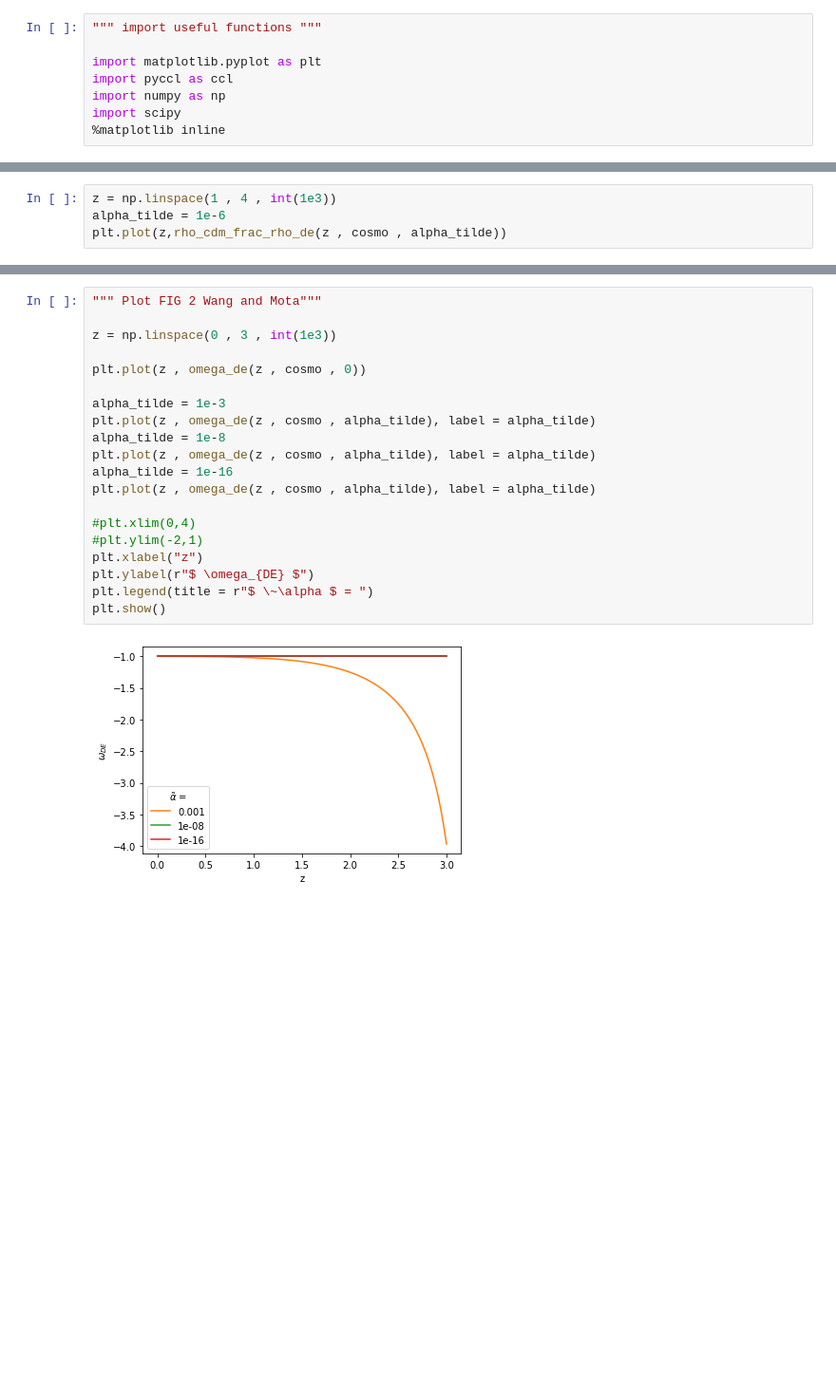
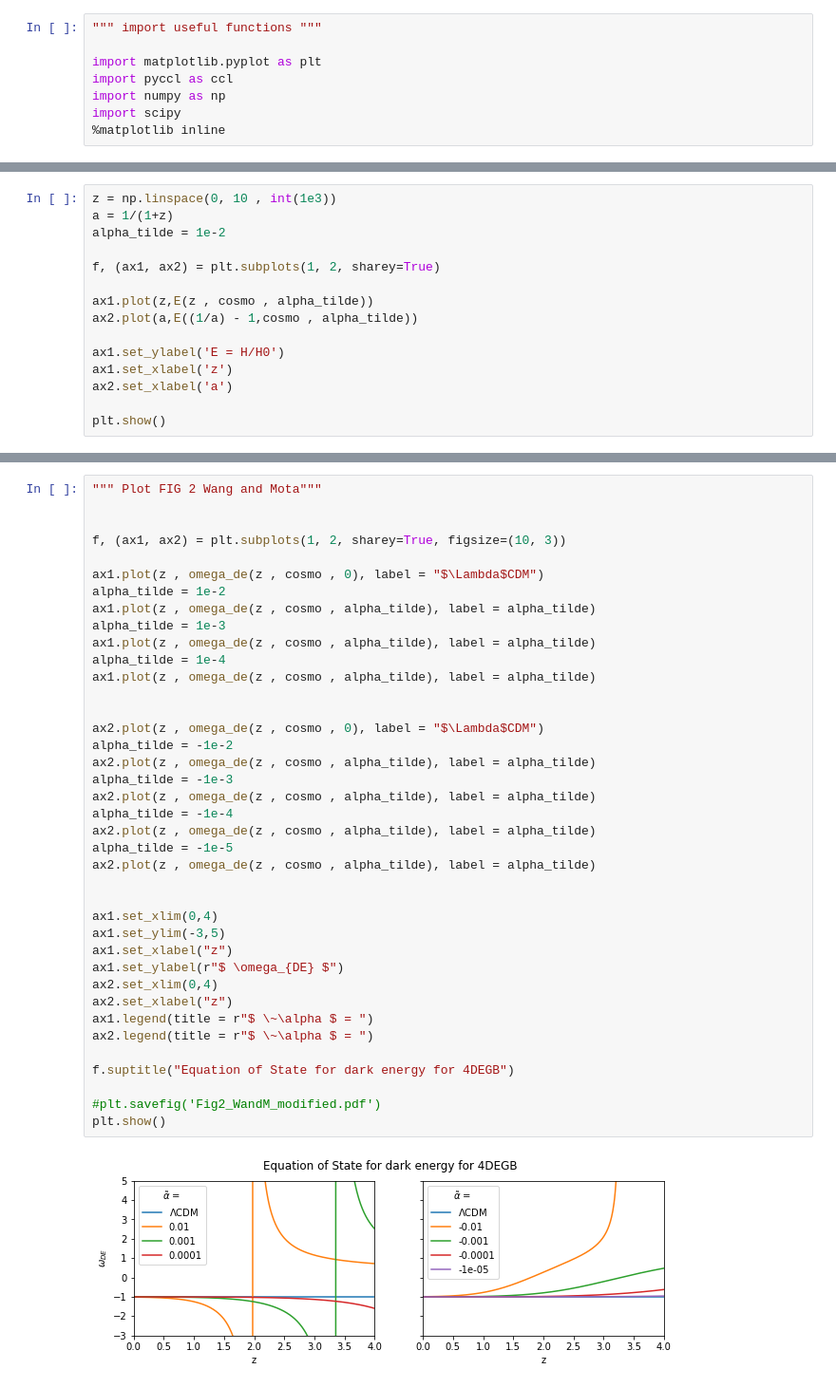
Before and after one commit to CarolaZano/4DEGB-tests, a Jupyter notebook: 4DEGB_tests_WandM_corrected_eq.ipynb, the cells around one changed output, grey strips where cells are left out. Shown at 95% size. Cells and saved outputs as stored; diff of their text form; blank space fills up the shorter version.

```diff
--- a/4DEGB_tests_WandM_corrected_eq.ipynb
+++ b/4DEGB_tests_WandM_corrected_eq.ipynb
@@ -93,7 +86,18 @@ print("alpha_tilde/alpha = ",(2 * H0 ** 2))
 # %% [output]
 alpha_tilde/alpha =  1.6362694441280002e-64
 # %%
-z = np.linspace(1 , 4 , int(1e3))
-alpha_tilde = 1e-6
-plt.plot(z,rho_cdm_frac_rho_de(z , cosmo , alpha_tilde))
+z = np.linspace(0, 10 , int(1e3))
+a = 1/(1+z)
+alpha_tilde = 1e-2
+
+f, (ax1, ax2) = plt.subplots(1, 2, sharey=True)
+
+ax1.plot(z,E(z , cosmo , alpha_tilde))
+ax2.plot(a,E((1/a) - 1,cosmo , alpha_tilde))
+
+ax1.set_ylabel('E = H/H0')
+ax1.set_xlabel('z')
+ax2.set_xlabel('a')
+
+plt.show()
 # %% [output]
@@ -123,22 +146,41 @@ plt.show()
 # %%
 """ Plot FIG 2 Wang and Mota"""
 
-z = np.linspace(0 , 3 , int(1e3))
 
-plt.plot(z , omega_de(z , cosmo , 0))
+f, (ax1, ax2) = plt.subplots(1, 2, sharey=True, figsize=(10, 3))
 
+ax1.plot(z , omega_de(z , cosmo , 0), label = "$\Lambda$CDM")
+alpha_tilde = 1e-2
+ax1.plot(z , omega_de(z , cosmo , alpha_tilde), label = alpha_tilde)
 alpha_tilde = 1e-3
-plt.plot(z , omega_de(z , cosmo , alpha_tilde), label = alpha_tilde)
-alpha_tilde = 1e-8
-plt.plot(z , omega_de(z , cosmo , alpha_tilde), label = alpha_tilde)
-alpha_tilde = 1e-16
-plt.plot(z , omega_de(z , cosmo , alpha_tilde), label = alpha_tilde)
+ax1.plot(z , omega_de(z , cosmo , alpha_tilde), label = alpha_tilde)
+alpha_tilde = 1e-4
+ax1.plot(z , omega_de(z , cosmo , alpha_tilde), label = alpha_tilde)
 
-#plt.xlim(0,4)
-#plt.ylim(-2,1)
-plt.xlabel("z")
-plt.ylabel(r"$ \omega_{DE} $")
-plt.legend(title = r"$ \~\alpha $ = ")
+
+ax2.plot(z , omega_de(z , cosmo , 0), label = "$\Lambda$CDM")
+alpha_tilde = -1e-2
+ax2.plot(z , omega_de(z , cosmo , alpha_tilde), label = alpha_tilde)
+alpha_tilde = -1e-3
+ax2.plot(z , omega_de(z , cosmo , alpha_tilde), label = alpha_tilde)
+alpha_tilde = -1e-4
+ax2.plot(z , omega_de(z , cosmo , alpha_tilde), label = alpha_tilde)
+alpha_tilde = -1e-5
+ax2.plot(z , omega_de(z , cosmo , alpha_tilde), label = alpha_tilde)
+
+
+ax1.set_xlim(0,4)
+ax1.set_ylim(-3,5)
+ax1.set_xlabel("z")
+ax1.set_ylabel(r"$ \omega_{DE} $")
+ax2.set_xlim(0,4)
+ax2.set_xlabel("z")
+ax1.legend(title = r"$ \~\alpha $ = ")
+ax2.legend(title = r"$ \~\alpha $ = ")
+
+f.suptitle("Equation of State for dark energy for 4DEGB")
+
+#plt.savefig('Fig2_WandM_modified.pdf')
 plt.show()
 # %% [output]
-[figure, old version]
+[figure, new version]
```
Also changed, not shown: parts of 7 cells of this notebook.
